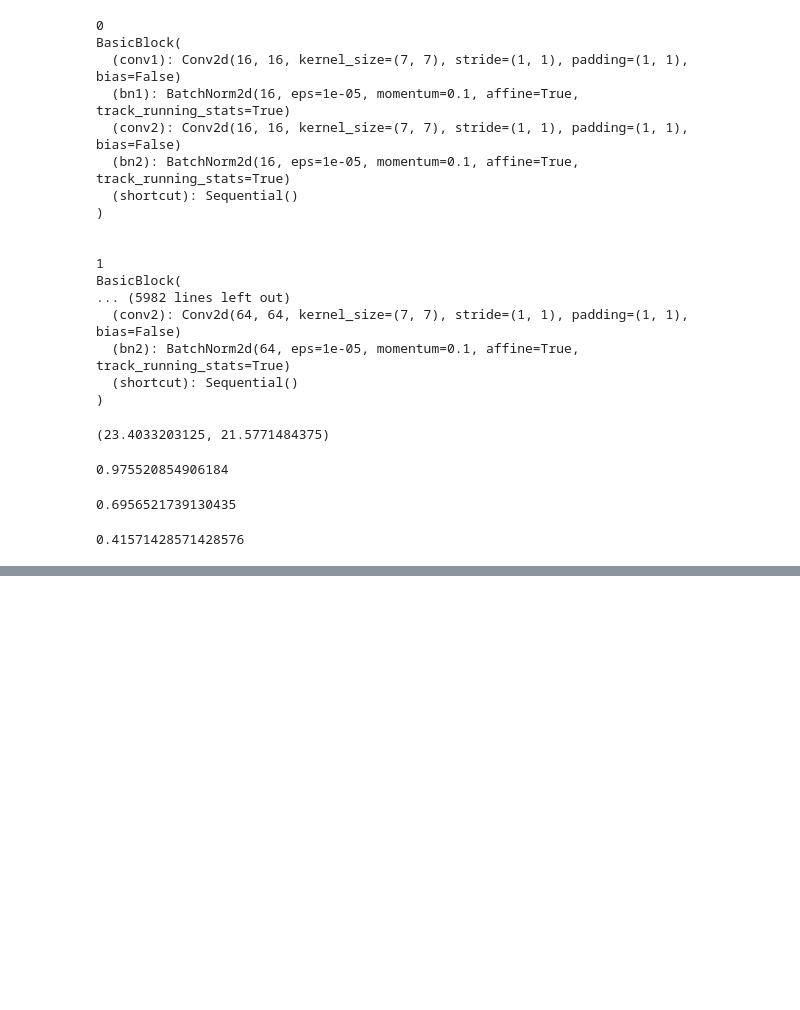
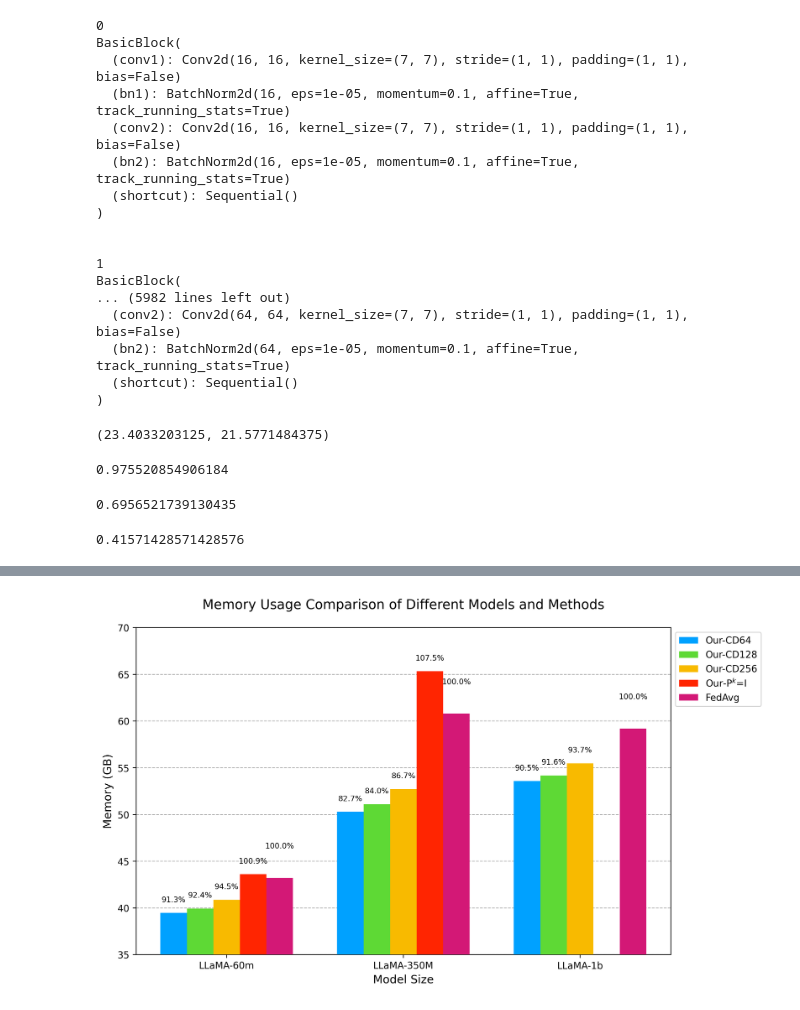
Before and after one commit to JimmyAwoe/FedSub, a Jupyter notebook: test.ipynb, the cells around one changed output, grey strips where cells are left out. Saved outputs shown, nothing was run; the diff lists cells and outputs as text; code cells hidden in the pictures; blank space fills up the shorter version.

```diff
--- a/test.ipynb
+++ b/test.ipynb
@@ -439,0 +540,88 @@ p2 / (p1 + p2)
+# %%
+import matplotlib.pyplot as plt
+import numpy as np
+
+# 数据定义
+model_name = ["LLaMA-60m", "LLaMA-350M", "LLaMA-1b"]
+cd64_memory = [39.461, 50.272, 53.566]
+cd128_memory = [39.924, 51.087, 54.184]
+cd256_memory = [40.851, 52.705, 55.464]
+pki_memory = [43.601, 65.324, np.nan]  # 将None替换为np.nan
+fedavg_mem = [43.209, 60.785, 59.177]
+
+# 合并所有算法数据
+all_algorithms = {
+    'Our-CD64': cd64_memory,
+    'Our-CD128': cd128_memory,
+    'Our-CD256': cd256_memory,
+    r'Our-P$^k$=I': pki_memory,
+    'FedAvg': fedavg_mem
+}
+
+# 计算各算法相对于FedAvg的内存占比（%）
+def calculate_relative_ratio(algorithm_data, fedavg_data):
+    ratios = []
+    for alg_val, fed_val in zip(algorithm_data, fedavg_data):
+        if np.isnan(fed_val) or fed_val == 0:
+            ratios.append(np.nan)
+        else:
+            ratio = (alg_val / fed_val) * 100  # 计算占比百分比
+            ratios.append(ratio)
+    return ratios
+
+# 计算所有算法的相对占比
+all_ratios = {}
+for alg_name, alg_data in all_algorithms.items():
+    all_ratios[alg_name] = calculate_relative_ratio(alg_data, fedavg_mem)
+
+# 设置图形大小和分辨率
+plt.figure(figsize=(10, 6), dpi=300)
+
+# 绘制柱状图并标注比例
+x = np.arange(len(model_name))  # x轴位置
+width = 0.15  # 柱子宽度
+algorithms_order = ['Our-CD64', 'Our-CD128', 'Our-CD256', r'Our-P$^k$=I', 'FedAvg']
+colors = ['#00A1FF', '#5ed935', '#f8ba00', '#ff2501', '#d31876']
+
+bars = []
+for i, alg_name in enumerate(algorithms_order):
+    alg_data = all_algorithms[alg_name]
+    bar = plt.bar(x - 2*width + i*width, alg_data, width,
+                 label=alg_name, color=colors[i], zorder=3)
+    bars.append(bar)
+
+    # 添加比例标注
+    for j, ratio in enumerate(all_ratios[alg_name]):
+        if not np.isnan(ratio):
+            bar_height = bar[j].get_height()
+            # 调整垂直位置，避免标签重叠
+            vertical_offset = 1 if alg_name != 'FedAvg' else 3  # FedAvg标签稍高
+            plt.text(bar[j].get_x() + bar[j].get_width()/2,
+                     bar_height + vertical_offset,
+                     f'{ratio:.1f}%',
+                     ha='center', va='bottom', fontsize=8, color='black')
+
+# 设置图表标题和坐标轴标签
+plt.title('Memory Usage Comparison of Different Models and Methods', fontsize=14, pad=20)
+plt.xlabel('Model Size', fontsize=12)
+plt.ylabel('Memory (GB)', fontsize=12)
+
+# 设置x轴刻度和标签
+plt.xticks(x, model_name, fontsize=10)
+
+# 设置y轴范围和网格线
+plt.ylim([35, 70])
+plt.grid(axis='y', linestyle='--', zorder=0)
+
+# 添加图例
+plt.legend(loc='upper left', bbox_to_anchor=(1, 1), fontsize=10)
+
+# 优化布局
+plt.tight_layout()
+
+# 保存图像并显示
+plt.savefig("logs/csv/mem_ratio.png", bbox_inches='tight', dpi=300)
+plt.show()
+plt.close()
+# %% [output]
+[figure, added]
```
Also changed, not shown: parts of 2 cells of this notebook, 55 other files.
